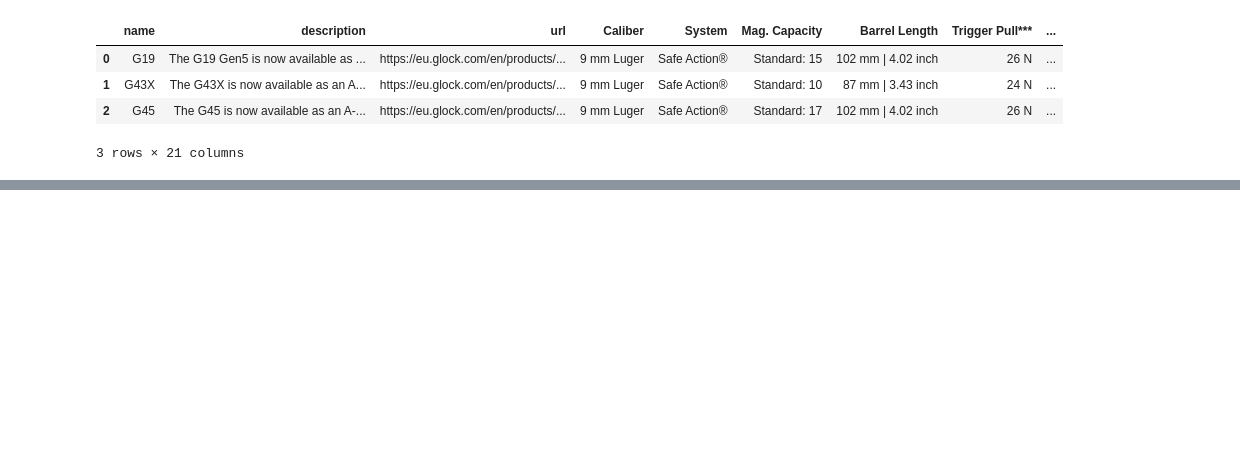
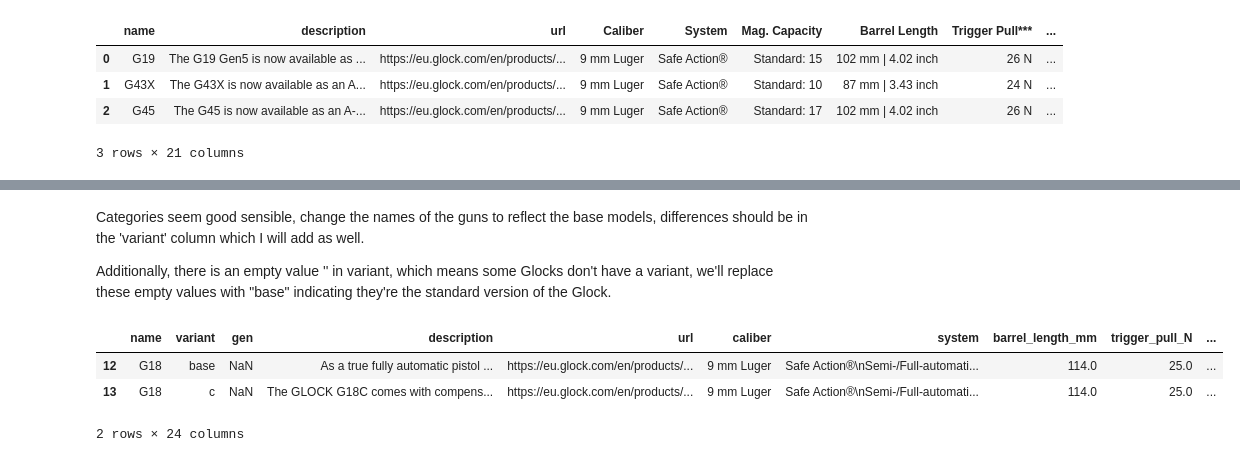
Before and after one commit to AristonTheAnalyst/Glock-Dashboard, a Jupyter notebook: exploratory-data-analysis/EDA.ipynb, the cells around one changed output, grey strips where cells are left out. Saved outputs shown, nothing was run; the diff lists cells and outputs as text; code cells hidden in the pictures; blank space fills up the shorter version.

```diff
--- a/exploratory-data-analysis/EDA.ipynb
+++ b/exploratory-data-analysis/EDA.ipynb
@@ -95,0 +237,4 @@ trigger_distance - distance needed for the trigger to fire the gun.
+# %% [markdown]
+Categories seem good sensible, change the names of the guns to reflect the base models, differences should be in the 'variant' column which I will add as well.
+
+Additionally, there is an empty value '' in variant, which means some Glocks don't have a variant, we'll replace these empty values with "base" indicating they're the standard version of the Glock.
@@ -95,0 +248,8 @@ trigger_distance - distance needed for the trigger to fire the gun.
+# %%
+# Looking into what glock models have Semi / Full auto mode
+data[data['system']=='Safe Action®\nSemi-/Full-automatic firing mode']
+# %% [output]
+|  | name | variant | gen | description | url | caliber | system | barrel_length_mm | trigger_pull_N | ... |
+| 12 | G18 | base | NaN | As a true fully automatic pistol ... | https://eu.glock.com/en/products/... | 9 mm Luger | Safe Action®\nSemi-/Full-automati... | 114.0 | 25.0 | ... |
+| 13 | G18 | c | NaN | The GLOCK G18C comes with compens... | https://eu.glock.com/en/products/... | 9 mm Luger | Safe Action®\nSemi-/Full-automati... | 114.0 | 25.0 | ... |
+2 rows × 24 columns
```
Also changed, not shown: parts of 21 cells of this notebook, 7 other files.
